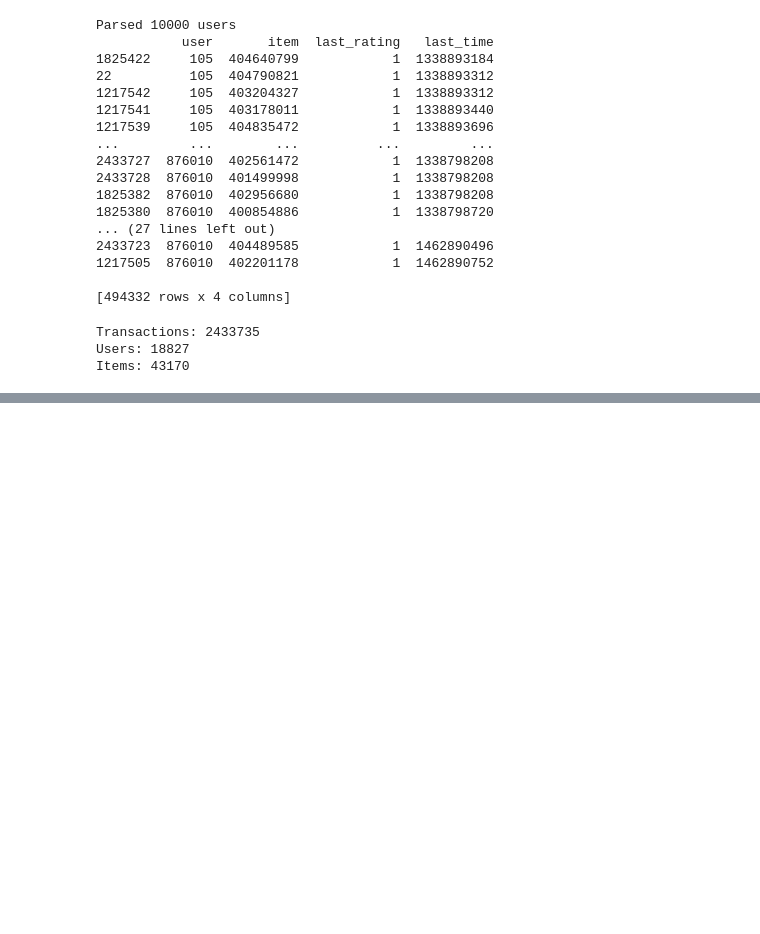
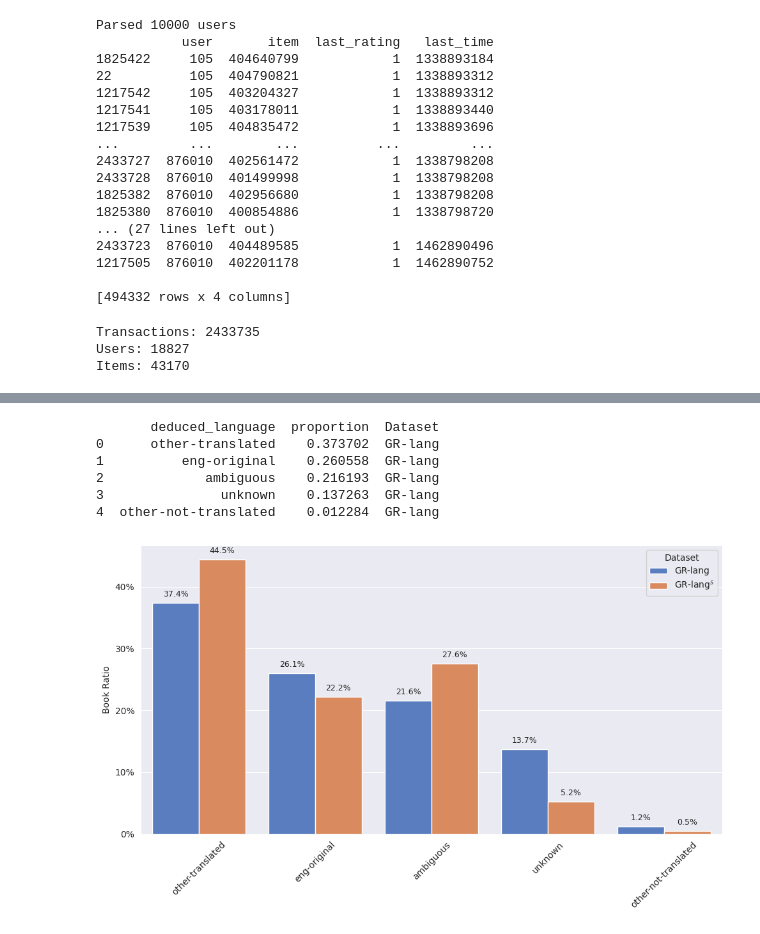
Before and after one commit to raresboza/thesis_lost_in_translation, a Jupyter notebook: notebooks/dataset.ipynb, the cells around one changed output, grey strips where cells are left out. Cells and saved outputs as stored; diff of their text form; code cells hidden in the pictures; blank space fills up the shorter version.

```diff
--- a/notebooks/dataset.ipynb
+++ b/notebooks/dataset.ipynb
@@ -725,0 +728,4 @@ Items: 43170
+# %%
+import pandas as pd
+sampled_df = pd.read_parquet("ratings_20000sampled_20users_10items_binary.parquet")
+len(sampled_df["user"].unique())
@@ -725,0 +734,5 @@ Items: 43170
+# %%
+gr_ratings_languages_df = pd.read_parquet(
+    '/run/media/rares17/f15020b9-f291-4fe9-85f0-e6bd87520125/thesis/bookdata-tools/book-links/gr-item-rating-language.parquet',
+    engine='pyarrow')
+gr_ratings_languages_df
@@ -725,0 +753,6 @@ Items: 43170
+# %%
+# keep users with more than 20 ratings
+user_counts = gr_ratings_languages_df['user'].value_counts()
+filtered_users = user_counts[user_counts >= 20].index
+gr_ratings_languages_df = gr_ratings_languages_df[gr_ratings_languages_df['user'].isin(filtered_users)]
+gr_ratings_languages_df
@@ -725,0 +822,10 @@ Items: 43170
+# %%
+plot_language_distribution_comparison(gr_ratings_languages_df, sampled_df)
+# %% [output]
+       deduced_language  proportion  Dataset
+0      other-translated    0.373702  GR-lang
+1          eng-original    0.260558  GR-lang
+2             ambiguous    0.216193  GR-lang
+3               unknown    0.137263  GR-lang
+4  other-not-translated    0.012284  GR-lang
+[figure, added]
```
Also changed, not shown: parts of 10 cells of this notebook, 31 other files.
